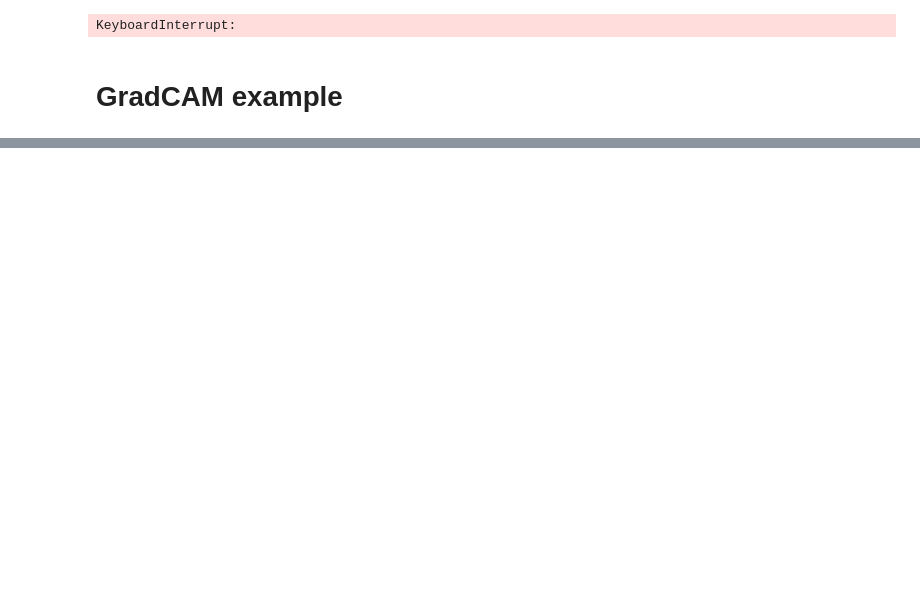
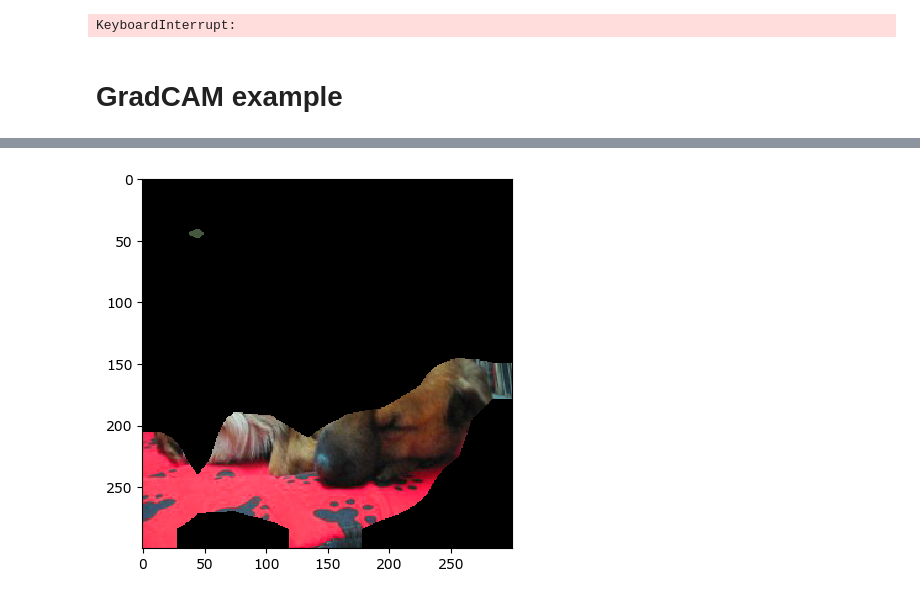
Before and after one commit to Notsk1/media-analysis, a Jupyter notebook: xaiNotebook.ipynb, the cells around one changed output, grey strips where cells are left out. Cells and saved outputs as stored; diff of their text form; code cells hidden in the pictures; blank space fills up the shorter version.

```diff
--- a/xaiNotebook.ipynb
+++ b/xaiNotebook.ipynb
@@ -124,16 +143,25 @@ print(dataset[21])
 # %%
-for epoch in range(epochs):
-    running_loss = 0
-    for i, data in enumerate(data_loader, 0):
-            inputs, labels = data[0], data[1]
+if train:
+    model.fc = torch.nn.Linear(512, num_of_classes)
+    for epoch in range(epochs):
+        running_loss = 0
+        for i, data in enumerate(data_loader, 0):
+                inputs, labels = data[0], data[1]
 
-            optimizer.zero_grad()
-            outputs = model(inputs)
+                optimizer.zero_grad()
+                outputs = model(inputs)
 
-            loss = crit(outputs, labels)
-            loss.backward()
-            optimizer.step()
-            running_loss += loss.item()
-            print(i)
-    print(f"Loss in epoch {epoch}: {running_loss/(len(loader)*batch_size)}")
+                loss = crit(outputs, labels)
+                loss.backward()
+                optimizer.step()
+                running_loss += loss.item()
+
+                print(f"{i}/{len(data_loader)}")
+        torch.save(model.state_dict(), f'weights/latest{choose_dataset}.pth')
+        print(f"Loss in epoch {epoch}: {running_loss/(len(data_loader)*batch_size)}")
+else:
+    if load_weights:
+        model.load_state_dict(torch.load(f'weights/latest{choose_dataset}.pth'))
+    else:
+        pass # Use pretrained weights for XAI method evaluation
 # %% [output]
@@ -181,0 +233,7 @@ Image.fromarray(images)
+# %%
+print(grayscale_cams)
+threshold = 0.3
+mask = (grayscale_cams > threshold).astype(int)
+
+masked_tensor = torch.mul(input_tensor, torch.tensor(mask))
+masked_image = np.uint8(255*img)*np.reshape(mask, (300,300,1))
@@ -181,0 +248,5 @@ Image.fromarray(images)
+# %%
+plt.imshow(masked_image, interpolation='nearest')
+plt.show()
+# %% [output]
+[figure, added]
```
Also changed, not shown: parts of 13 cells of this notebook, 1 other file.
